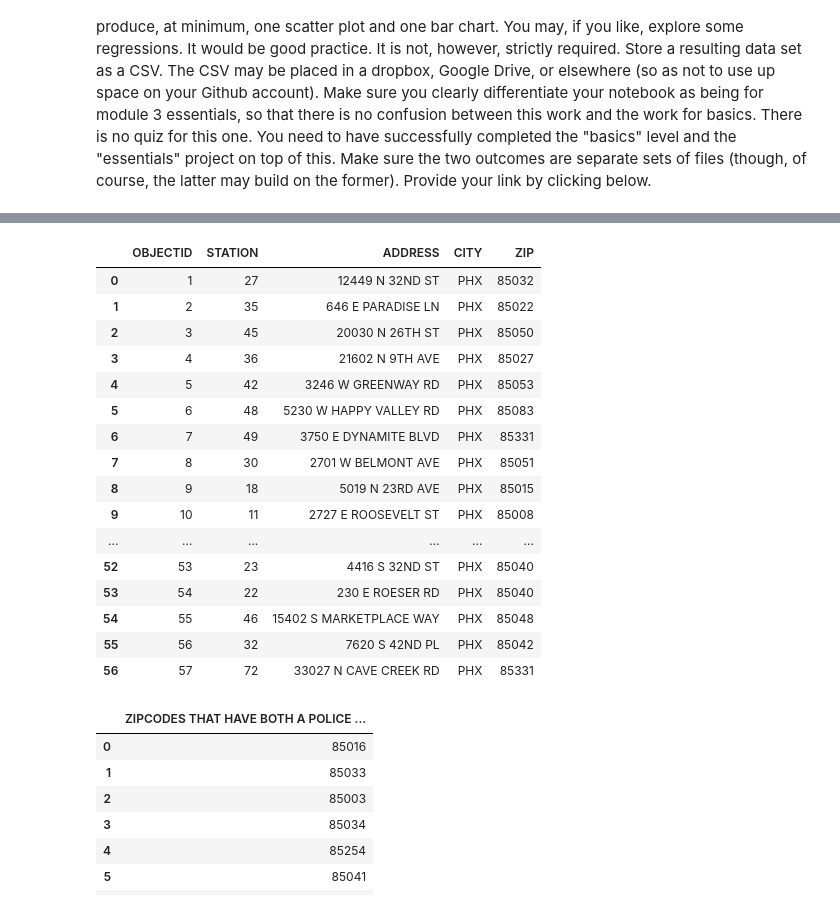
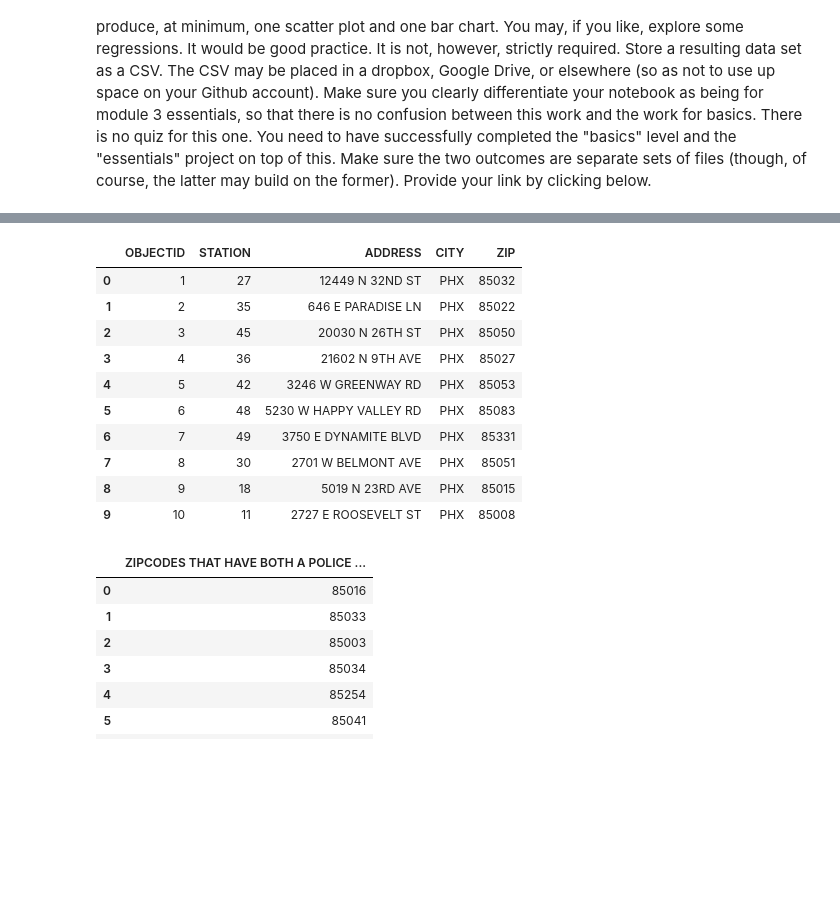
Before and after one commit to NyeinChan85/stc510, a Jupyter notebook: Module 3/Python_Data_Transformation_Essentials_Kyaw.ipynb, the cells around one changed output, grey strips where cells are left out. Cells and saved outputs as stored; diff of their text form; code cells hidden in the pictures; blank space fills up the shorter version.

```diff
--- a/Module 3/Python_Data_Transformation_Essentials_Kyaw.ipynb
+++ b/Module 3/Python_Data_Transformation_Essentials_Kyaw.ipynb
@@ -72,34 +70,28 @@ crime_df.head(1000)
 # %%
 #importing GeoJSON file as an expriment to use non-CSV file for the additional data source
 
 #the original data scource was collected from the city of Phoenix opendata site ->https://www.phoenixopendata.com/dataset/fire-stations1
 geojson_file = 'Fire_Stations.geojson'
 
 # reading the file as a Geo-dataframe
 gdf = gpd.read_file(geojson_file)
 
 #converting it back to a dataframe
 fs_df = gdf.drop(columns='geometry').astype(str)
 
-fs_df.head(100)
+fs_df.head(10)
 # %% [output]
 |  | OBJECTID | STATION | ADDRESS | CITY | ZIP |
 | 0 | 1 | 27 | 12449 N 32ND ST | PHX | 85032 |
 | 1 | 2 | 35 | 646 E PARADISE LN | PHX | 85022 |
 | 2 | 3 | 45 | 20030 N 26TH ST | PHX | 85050 |
 | 3 | 4 | 36 | 21602 N 9TH AVE | PHX | 85027 |
 | 4 | 5 | 42 | 3246 W GREENWAY RD | PHX | 85053 |
 | 5 | 6 | 48 | 5230 W HAPPY VALLEY RD | PHX | 85083 |
 | 6 | 7 | 49 | 3750 E DYNAMITE BLVD | PHX | 85331 |
 | 7 | 8 | 30 | 2701 W BELMONT AVE | PHX | 85051 |
 | 8 | 9 | 18 | 5019 N 23RD AVE | PHX | 85015 |
 | 9 | 10 | 11 | 2727 E ROOSEVELT ST | PHX | 85008 |
-| ... | ... | ... | ... | ... | ... |
-| 52 | 53 | 23 | 4416 S 32ND ST | PHX | 85040 |
-| 53 | 54 | 22 | 230 E ROESER RD | PHX | 85040 |
-| 54 | 55 | 46 | 15402 S MARKETPLACE WAY | PHX | 85048 |
-| 55 | 56 | 32 | 7620 S 42ND PL | PHX | 85042 |
-| 56 | 57 | 72 | 33027 N CAVE CREEK RD | PHX | 85331 |
 # %%
 #listing the zipcodes that have both a poice station and a fire station (using ps_df and fs_df)
 
```
Also changed, not shown: parts of 2 cells of this notebook.
